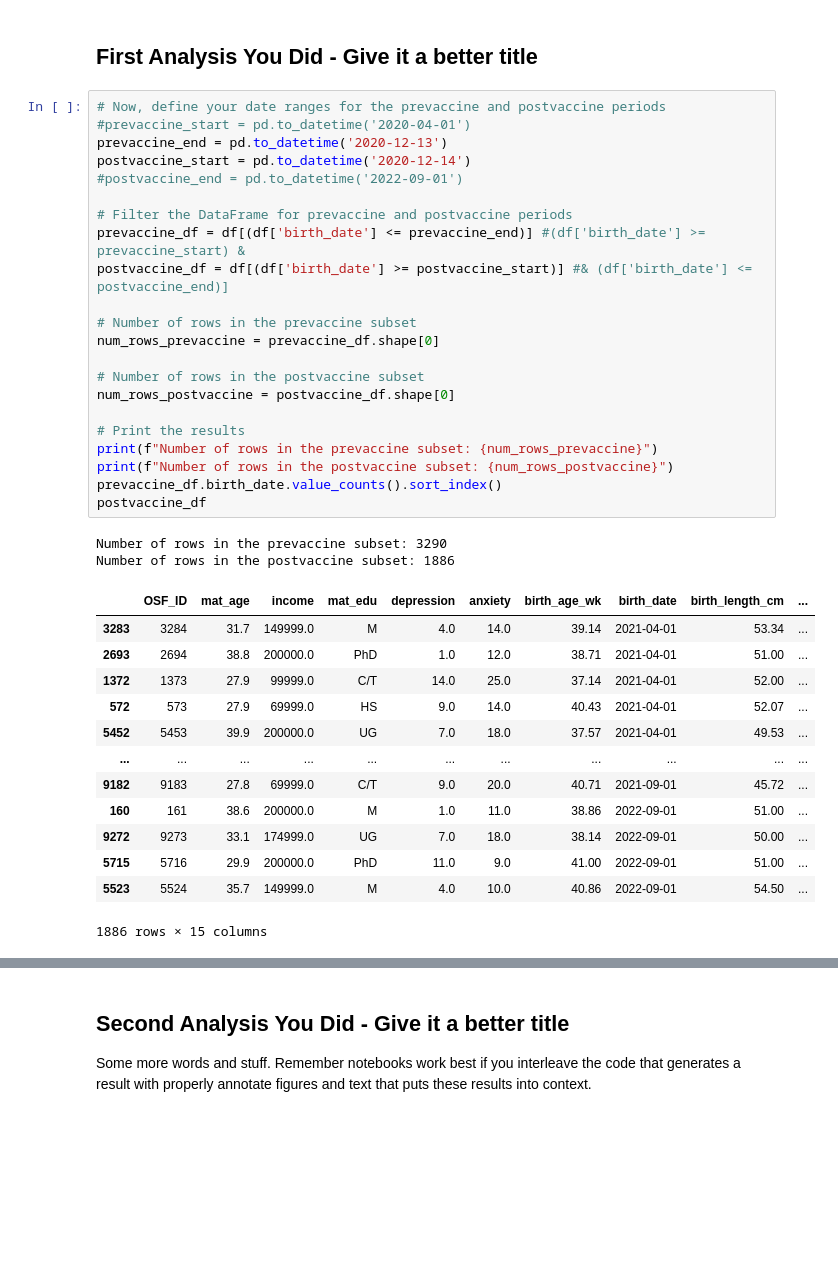
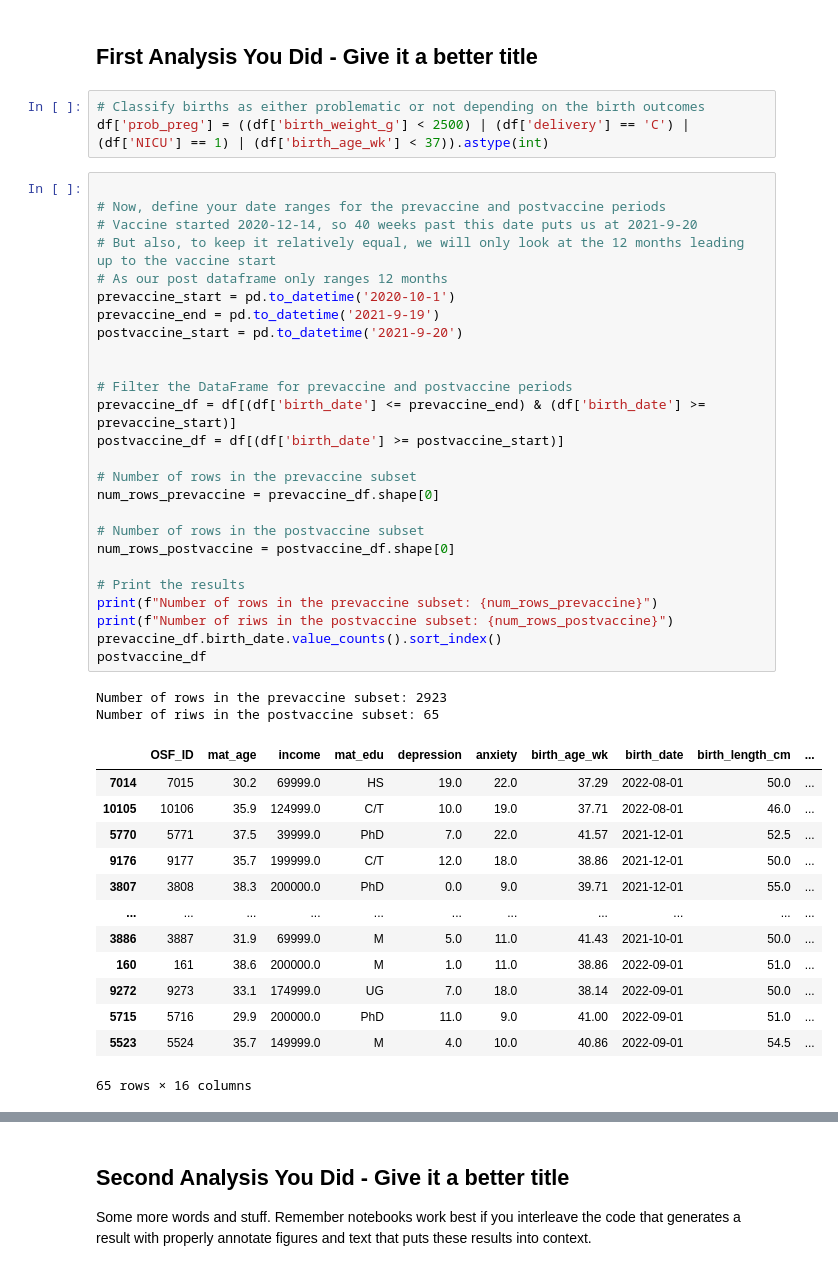
Before and after one commit to jkondo14/Group110_WI24, a Jupyter notebook: FinalProject_Group110_WI24.ipynb, the cells around one changed output, grey strips where cells are left out. Saved outputs shown, nothing was run; the diff lists cells and outputs as text; blank space fills up the shorter version.

```diff
--- a/FinalProject_Group110_WI24.ipynb
+++ b/FinalProject_Group110_WI24.ipynb
@@ -354,41 +354,48 @@ Given the multitude of variables in our dataset related to each mothers backgrou
 Furthermore, some other trends in our dataset amongst our variables were majority of our mothers were high or middle class, and majority spoke english with some french speakers (as our dataset comes from canadian population), and the absolute majority of our mothers received a college degree. The histograms for depression and anxiety scores hint at potential outliers in the higher score ranges, but these could just be cases of severe anxiety or depression, potentially people with overlapping conditions. In terms of our birth data weight and gestational age distributions seemed relatively clean, with no extreme outliers present. It will be important to keep in mind when we start running our models how we clean our data if we choose to reevaluate how we choose our null values or distributions, as we have some ranges to define relative to publicly known depression and birth knowledge (i.e how we compared values to the WHO).
 # %% [markdown]
 ## First Analysis You Did - Give it a better title
+# %%
+# Classify births as either problematic or not depending on the birth outcomes
+df['prob_preg'] = ((df['birth_weight_g'] < 2500) | (df['delivery'] == 'C') | (df['NICU'] == 1) | (df['birth_age_wk'] < 37)).astype(int)
 # %%
+
 # Now, define your date ranges for the prevaccine and postvaccine periods
-#prevaccine_start = pd.to_datetime('2020-04-01')
-prevaccine_end = pd.to_datetime('2020-12-13')
-postvaccine_start = pd.to_datetime('2020-12-14')
-#postvaccine_end = pd.to_datetime('2022-09-01')
+# Vaccine started 2020-12-14, so 40 weeks past this date puts us at 2021-9-20
+# But also, to keep it relatively equal, we will only look at the 12 months leading up to the vaccine start
+# As our post dataframe only ranges 12 months
+prevaccine_start = pd.to_datetime('2020-10-1')
+prevaccine_end = pd.to_datetime('2021-9-19')
+postvaccine_start = pd.to_datetime('2021-9-20')
+
 
 # Filter the DataFrame for prevaccine and postvaccine periods
-prevaccine_df = df[(df['birth_date'] <= prevaccine_end)] #(df['birth_date'] >= prevaccine_start) &
-postvaccine_df = df[(df['birth_date'] >= postvaccine_start)] #& (df['birth_date'] <= postvaccine_end)]
+prevaccine_df = df[(df['birth_date'] <= prevaccine_end) & (df['birth_date'] >= prevaccine_start)]
+postvaccine_df = df[(df['birth_date'] >= postvaccine_start)]
 
 # Number of rows in the prevaccine subset
 num_rows_prevaccine = prevaccine_df.shape[0]
 
 # Number of rows in the postvaccine subset
 num_rows_postvaccine = postvaccine_df.shape[0]
 
 # Print the results
 print(f"Number of rows in the prevaccine subset: {num_rows_prevaccine}")
-print(f"Number of rows in the postvaccine subset: {num_rows_postvaccine}")
+print(f"Number of riws in the postvaccine subset: {num_rows_postvaccine}")
 prevaccine_df.birth_date.value_counts().sort_index()
 postvaccine_df
 # %% [output]
-Number of rows in the prevaccine subset: 3290
-Number of rows in the postvaccine subset: 1886
+Number of rows in the prevaccine subset: 2923
+Number of riws in the postvaccine subset: 65
 |  | OSF_ID | mat_age | income | mat_edu | depression | anxiety | birth_age_wk | birth_date | birth_length_cm | ... |
-| 3283 | 3284 | 31.7 | 149999.0 | M | 4.0 | 14.0 | 39.14 | 2021-04-01 | 53.34 | ... |
-| 2693 | 2694 | 38.8 | 200000.0 | PhD | 1.0 | 12.0 | 38.71 | 2021-04-01 | 51.00 | ... |
-| 1372 | 1373 | 27.9 | 99999.0 | C/T | 14.0 | 25.0 | 37.14 | 2021-04-01 | 52.00 | ... |
-| 572 | 573 | 27.9 | 69999.0 | HS | 9.0 | 14.0 | 40.43 | 2021-04-01 | 52.07 | ... |
-| 5452 | 5453 | 39.9 | 200000.0 | UG | 7.0 | 18.0 | 37.57 | 2021-04-01 | 49.53 | ... |
+| 7014 | 7015 | 30.2 | 69999.0 | HS | 19.0 | 22.0 | 37.29 | 2022-08-01 | 50.0 | ... |
+| 10105 | 10106 | 35.9 | 124999.0 | C/T | 10.0 | 19.0 | 37.71 | 2022-08-01 | 46.0 | ... |
+| 5770 | 5771 | 37.5 | 39999.0 | PhD | 7.0 | 22.0 | 41.57 | 2021-12-01 | 52.5 | ... |
+| 9176 | 9177 | 35.7 | 199999.0 | C/T | 12.0 | 18.0 | 38.86 | 2021-12-01 | 50.0 | ... |
+| 3807 | 3808 | 38.3 | 200000.0 | PhD | 0.0 | 9.0 | 39.71 | 2021-12-01 | 55.0 | ... |
 | ... | ... | ... | ... | ... | ... | ... | ... | ... | ... | ... |
-| 9182 | 9183 | 27.8 | 69999.0 | C/T | 9.0 | 20.0 | 40.71 | 2021-09-01 | 45.72 | ... |
-| 160 | 161 | 38.6 | 200000.0 | M | 1.0 | 11.0 | 38.86 | 2022-09-01 | 51.00 | ... |
-| 9272 | 9273 | 33.1 | 174999.0 | UG | 7.0 | 18.0 | 38.14 | 2022-09-01 | 50.00 | ... |
-| 5715 | 5716 | 29.9 | 200000.0 | PhD | 11.0 | 9.0 | 41.00 | 2022-09-01 | 51.00 | ... |
-| 5523 | 5524 | 35.7 | 149999.0 | M | 4.0 | 10.0 | 40.86 | 2022-09-01 | 54.50 | ... |
+| 3886 | 3887 | 31.9 | 69999.0 | M | 5.0 | 11.0 | 41.43 | 2021-10-01 | 50.0 | ... |
+| 160 | 161 | 38.6 | 200000.0 | M | 1.0 | 11.0 | 38.86 | 2022-09-01 | 51.0 | ... |
+| 9272 | 9273 | 33.1 | 174999.0 | UG | 7.0 | 18.0 | 38.14 | 2022-09-01 | 50.0 | ... |
+| 5715 | 5716 | 29.9 | 200000.0 | PhD | 11.0 | 9.0 | 41.00 | 2022-09-01 | 51.0 | ... |
+| 5523 | 5524 | 35.7 | 149999.0 | M | 4.0 | 10.0 | 40.86 | 2022-09-01 | 54.5 | ... |
-1886 rows × 15 columns
+65 rows × 16 columns
```
Also changed, not shown: parts of 20 cells of this notebook.
